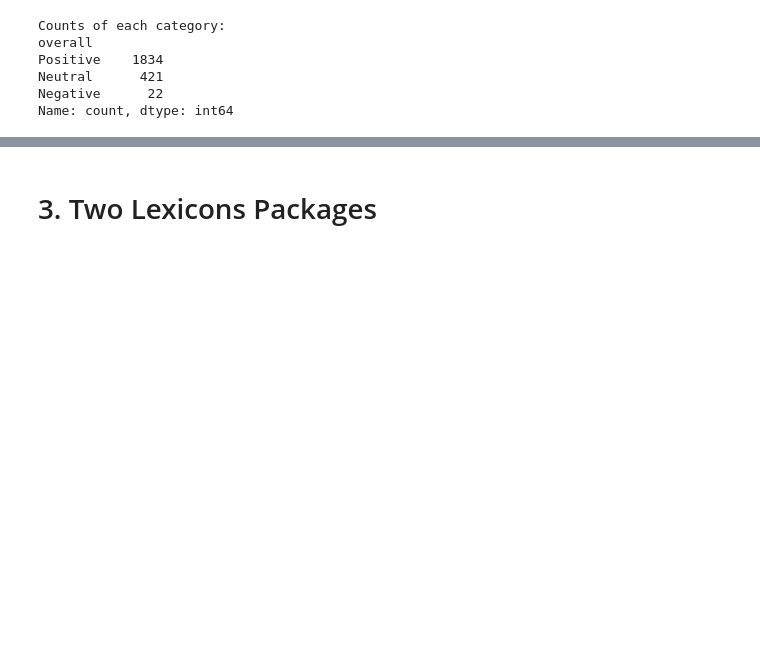
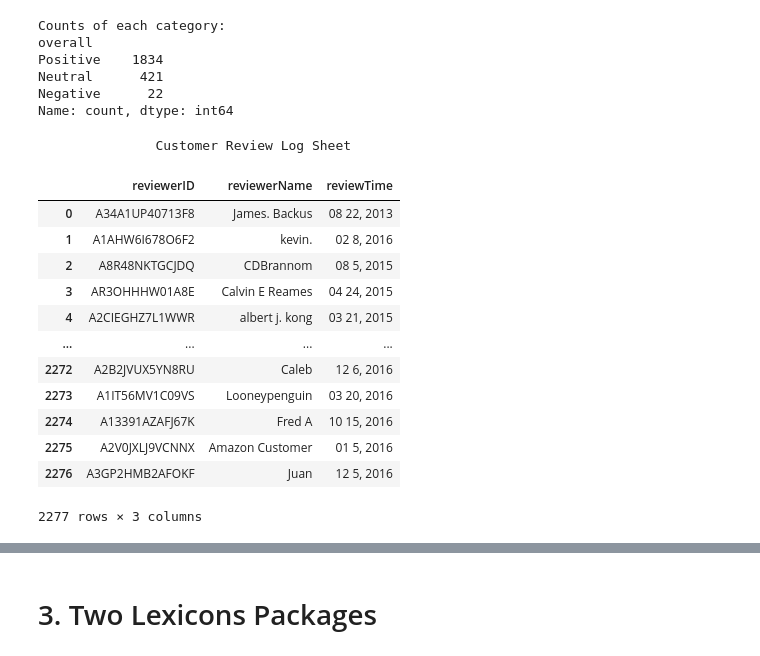
Before and after one commit to rolandjosephb/Comp262-Group3, a Jupyter notebook: Group 3.ipynb, the cells around one changed output, grey strips where cells are left out. Saved outputs shown, nothing was run; the diff lists cells and outputs as text; code cells hidden in the pictures; blank space fills up the shorter version.

```diff
--- a/Group 3.ipynb
+++ b/Group 3.ipynb
@@ -442,3 +442,23 @@ Positive    1834
 Neutral      421
 Negative      22
 Name: count, dtype: int64
+# %%
+# Choosing the appropriate columns for your sentiment analyzer.
+selected_columns = df[['reviewerID', 'reviewerName', 'reviewTime']]
+print("               Customer Review Log Sheet")
+selected_columns
+# %% [output]
+               Customer Review Log Sheet
+|  | reviewerID | reviewerName | reviewTime |
+| 0 | A34A1UP40713F8 | James. Backus | 08 22, 2013 |
+| 1 | A1AHW6I678O6F2 | kevin. | 02 8, 2016 |
+| 2 | A8R48NKTGCJDQ | CDBrannom | 08 5, 2015 |
+| 3 | AR3OHHHW01A8E | Calvin E Reames | 04 24, 2015 |
+| 4 | A2CIEGHZ7L1WWR | albert j. kong | 03 21, 2015 |
+| ... | ... | ... | ... |
+| 2272 | A2B2JVUX5YN8RU | Caleb | 12 6, 2016 |
+| 2273 | A1IT56MV1C09VS | Looneypenguin | 03 20, 2016 |
+| 2274 | A13391AZAFJ67K | Fred A | 10 15, 2016 |
+| 2275 | A2V0JXLJ9VCNNX | Amazon Customer | 01 5, 2016 |
+| 2276 | A3GP2HMB2AFOKF | Juan | 12 5, 2016 |
+2277 rows × 3 columns
```
Also changed, not shown: parts of 5 cells of this notebook.
